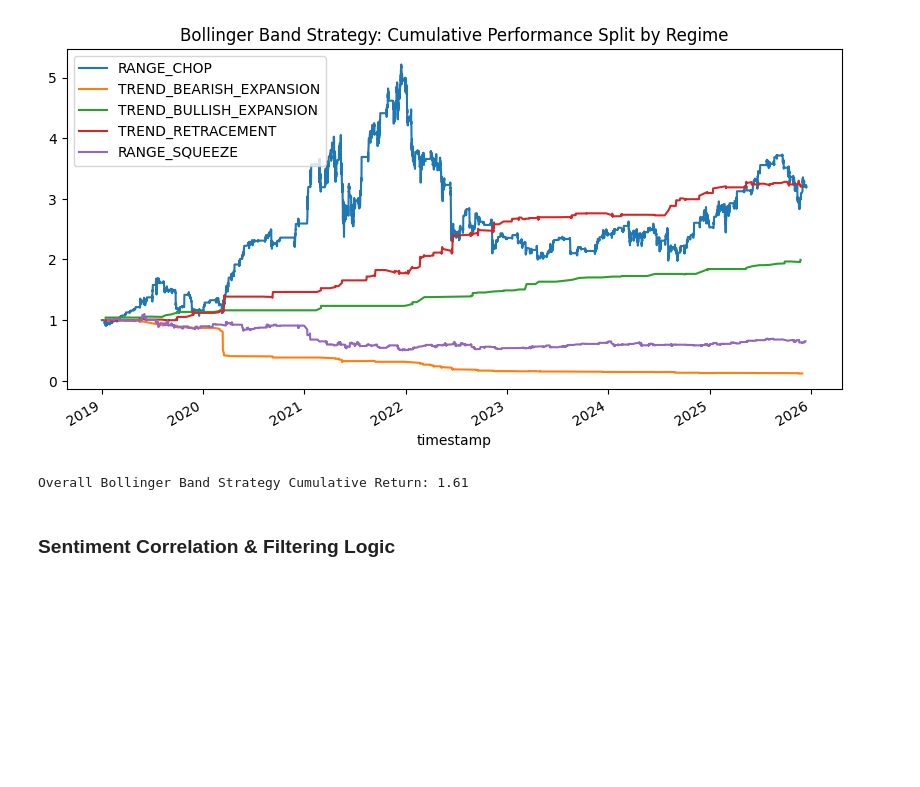
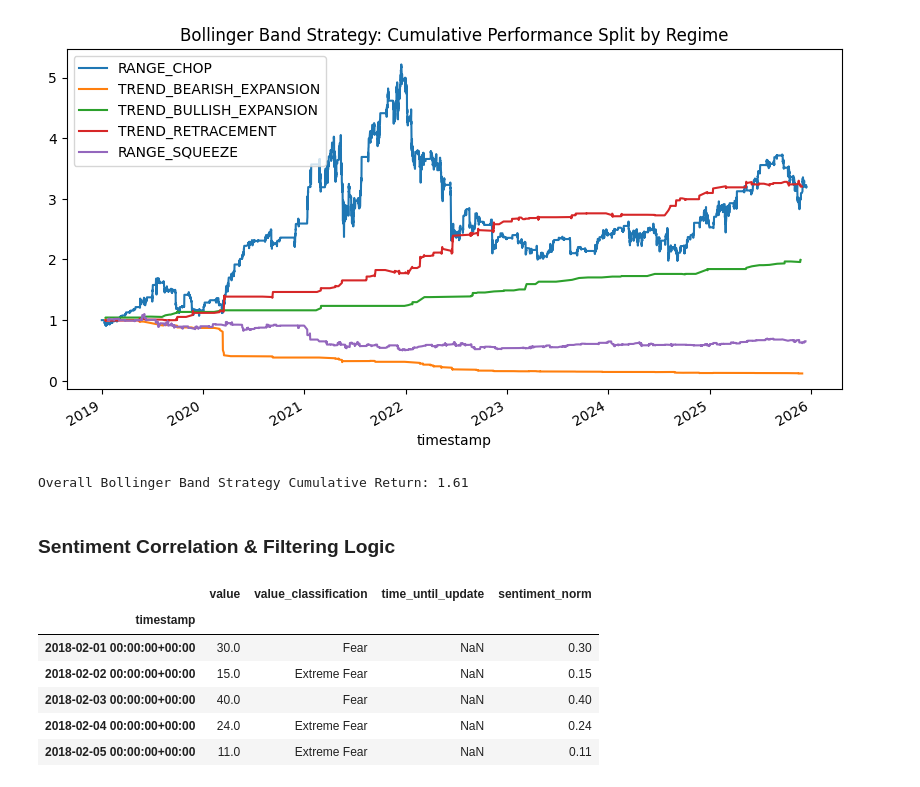
Before and after one commit to Katiehey/Crypto-Bot, a Jupyter notebook: notebooks/regime_analysis.ipynb, the cells around one changed output. Drawn from its saved outputs; the diff is of its cells as text; code cells hidden in the pictures; blank space fills up the shorter version.

```diff
--- a/notebooks/regime_analysis.ipynb
+++ b/notebooks/regime_analysis.ipynb
@@ -507,3 +515,23 @@ Name: bb_strategy_ret, dtype: float64
 Overall Bollinger Band Strategy Cumulative Return: 1.61
 # %% [markdown]
 ### Sentiment Correlation & Filtering Logic
+# %%
+from src.data.sentiment import FearGreedIndex
+
+fng = FearGreedIndex()
+sentiment = pd.read_csv(
+    "../data/fear_greed_index.csv",
+    index_col=0,
+    parse_dates=True,
+)
+
+sentiment = sentiment.sort_index()
+sentiment.head()
+# %% [output]
+|  | value | value_classification | time_until_update | sentiment_norm |
+| timestamp |  |  |  |  |
+| 2018-02-01 00:00:00+00:00 | 30.0 | Fear | NaN | 0.30 |
+| 2018-02-02 00:00:00+00:00 | 15.0 | Extreme Fear | NaN | 0.15 |
+| 2018-02-03 00:00:00+00:00 | 40.0 | Fear | NaN | 0.40 |
+| 2018-02-04 00:00:00+00:00 | 24.0 | Extreme Fear | NaN | 0.24 |
+| 2018-02-05 00:00:00+00:00 | 11.0 | Extreme Fear | NaN | 0.11 |
```
Also changed, not shown: parts of 11 cells of this notebook, 1 other file.
